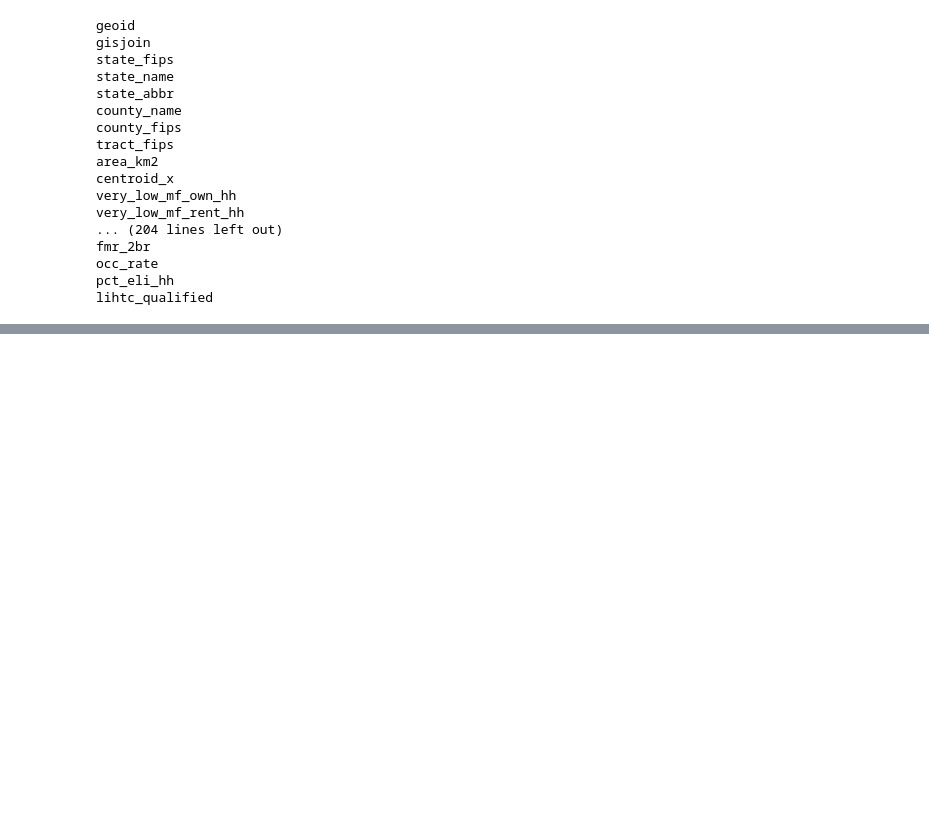
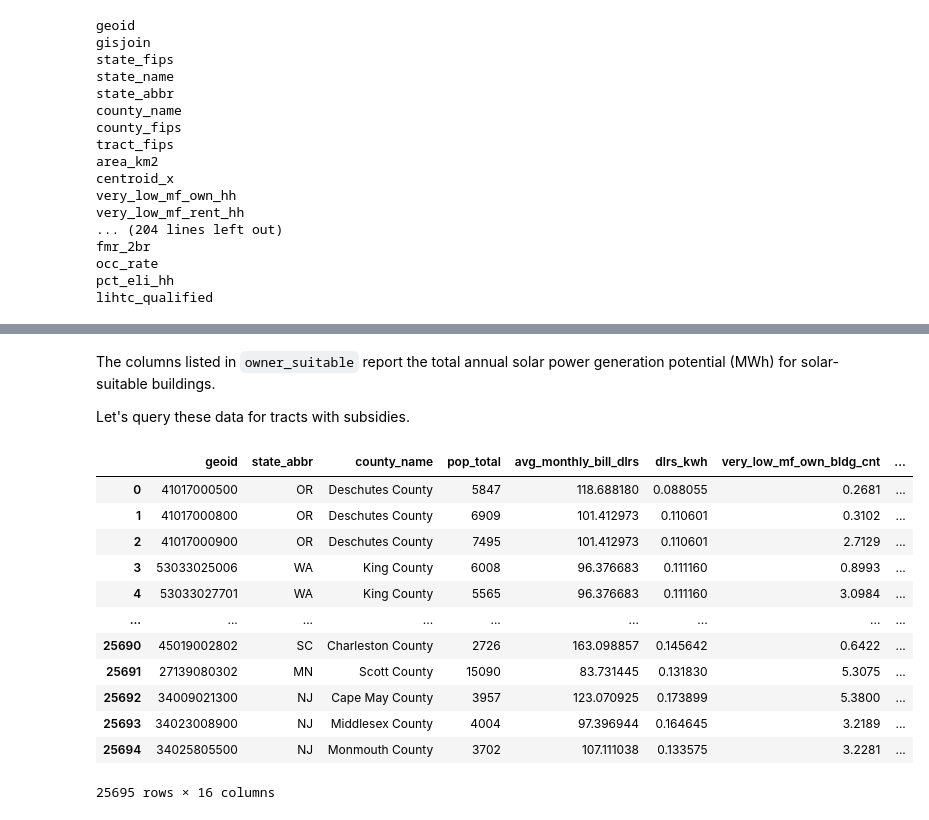
Before and after one commit to jammy-bot/de-la-sol, a Jupyter notebook: sol.ipynb, the cells around one changed output, grey strips where cells are left out. Cells and saved outputs as stored; diff of their text form; code cells hidden in the pictures; blank space fills up the shorter version.

Commit message:
data and 'own_bldg_cnt' query

```diff
--- a/sol.ipynb
+++ b/sol.ipynb
@@ -105,0 +152,39 @@ db.close()
+# %% [markdown]
+The columns listed in `owner_suitable` report the total annual solar power generation potential (MWh) for solar-suitable buildings.
+
+Let's query these data for tracts with subsidies.
+# %%
+# creating a connection to the database
+conn = sqlite3.connect("data/rep.sqlite")
+
+# instantiating a cursor
+cur = conn.cursor()
+# %%
+# querying attributes
+cur.execute("""SELECT geoid, state_abbr, county_name, pop_total,
+                avg_monthly_bill_dlrs, dlrs_kwh,
+                very_low_mf_own_bldg_cnt, very_low_sf_own_bldg_cnt,
+                low_mf_own_bldg_cnt, low_sf_own_bldg_cnt,
+                mod_mf_own_bldg_cnt, mod_sf_own_bldg_cnt, mid_mf_own_bldg_cnt,
+                mid_sf_own_bldg_cnt, high_mf_own_bldg_cnt, high_sf_own_bldg_cnt
+               FROM seed
+               WHERE active_subsidies > 0
+            """);
+
+df = pd.DataFrame(cur.fetchall())
+df.columns = [x[0] for x in cur.description]
+df
+# %% [output]
+|  | geoid | state_abbr | county_name | pop_total | avg_monthly_bill_dlrs | dlrs_kwh | very_low_mf_own_bldg_cnt | ... |
+| 0 | 41017000500 | OR | Deschutes County | 5847 | 118.688180 | 0.088055 | 0.2681 | ... |
+| 1 | 41017000800 | OR | Deschutes County | 6909 | 101.412973 | 0.110601 | 0.3102 | ... |
+| 2 | 41017000900 | OR | Deschutes County | 7495 | 101.412973 | 0.110601 | 2.7129 | ... |
+| 3 | 53033025006 | WA | King County | 6008 | 96.376683 | 0.111160 | 0.8993 | ... |
+| 4 | 53033027701 | WA | King County | 5565 | 96.376683 | 0.111160 | 3.0984 | ... |
+| ... | ... | ... | ... | ... | ... | ... | ... | ... |
+| 25690 | 45019002802 | SC | Charleston County | 2726 | 163.098857 | 0.145642 | 0.6422 | ... |
+| 25691 | 27139080302 | MN | Scott County | 15090 | 83.731445 | 0.131830 | 5.3075 | ... |
+| 25692 | 34009021300 | NJ | Cape May County | 3957 | 123.070925 | 0.173899 | 5.3800 | ... |
+| 25693 | 34023008900 | NJ | Middlesex County | 4004 | 97.396944 | 0.164645 | 3.2189 | ... |
+| 25694 | 34025805500 | NJ | Monmouth County | 3702 | 107.111038 | 0.133575 | 3.2281 | ... |
+25695 rows × 16 columns
```
Also changed, not shown: parts of 19 cells of this notebook.
